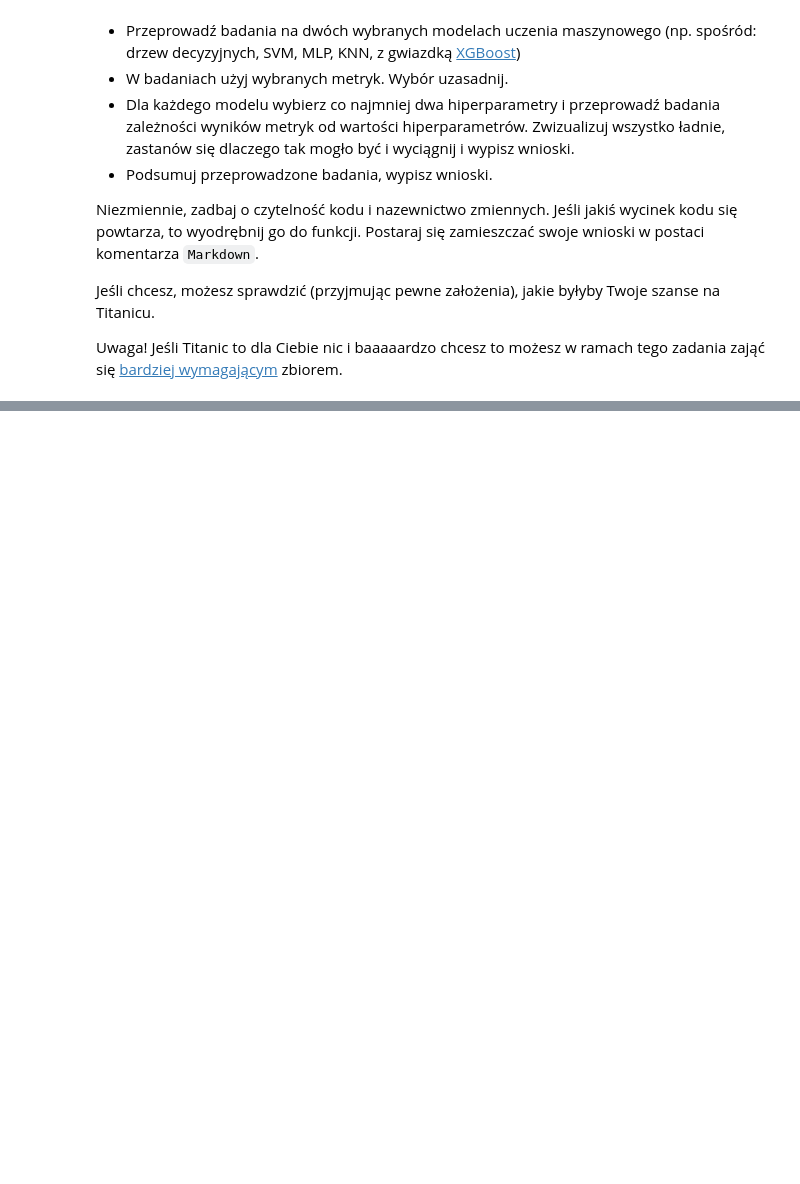
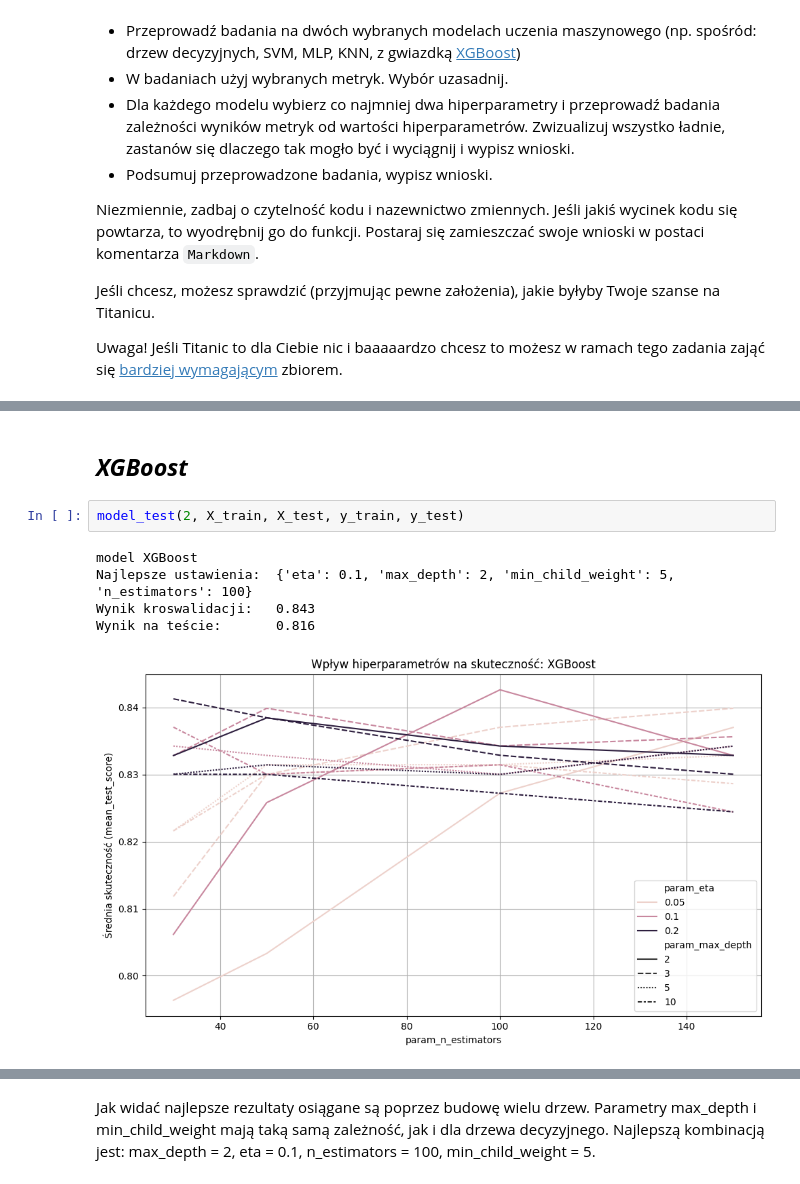
Before and after one commit to Solvro/ml-wakacyjne-wyzwanie-2026, a Jupyter notebook: 02_podstawy_aiml/ML_zadanie.ipynb, the cells around one changed output, grey strips where cells are left out. Saved outputs shown, nothing was run; the diff lists cells and outputs as text; blank space fills up the shorter version.

```diff
--- a/02_podstawy_aiml/ML_zadanie.ipynb
+++ b/02_podstawy_aiml/ML_zadanie.ipynb
@@ -46,0 +355,10 @@ titanic_df['Cabin'].str[0].unique()
+# %% [markdown]
+## ***XGBoost***
+# %%
+model_test(2, X_train, X_test, y_train, y_test)
+# %% [output]
+model XGBoost
+Najlepsze ustawienia:  {'eta': 0.1, 'max_depth': 2, 'min_child_weight': 5, 'n_estimators': 100}
+Wynik kroswalidacji:   0.843
+Wynik na teście:       0.816
+[figure, added]
@@ -46,0 +376,2 @@ titanic_df['Cabin'].str[0].unique()
+# %% [markdown]
+Jak widać najlepsze rezultaty osiągane są poprzez budowę wielu drzew. Parametry max_depth i min_child_weight mają taką samą zależność, jak i dla drzewa decyzyjnego. Najlepszą kombinacją jest: max_depth = 2, eta = 0.1, n_estimators = 100, min_child_weight = 5.
```
Also changed, not shown: parts of 32 cells of this notebook, 1 other file.
